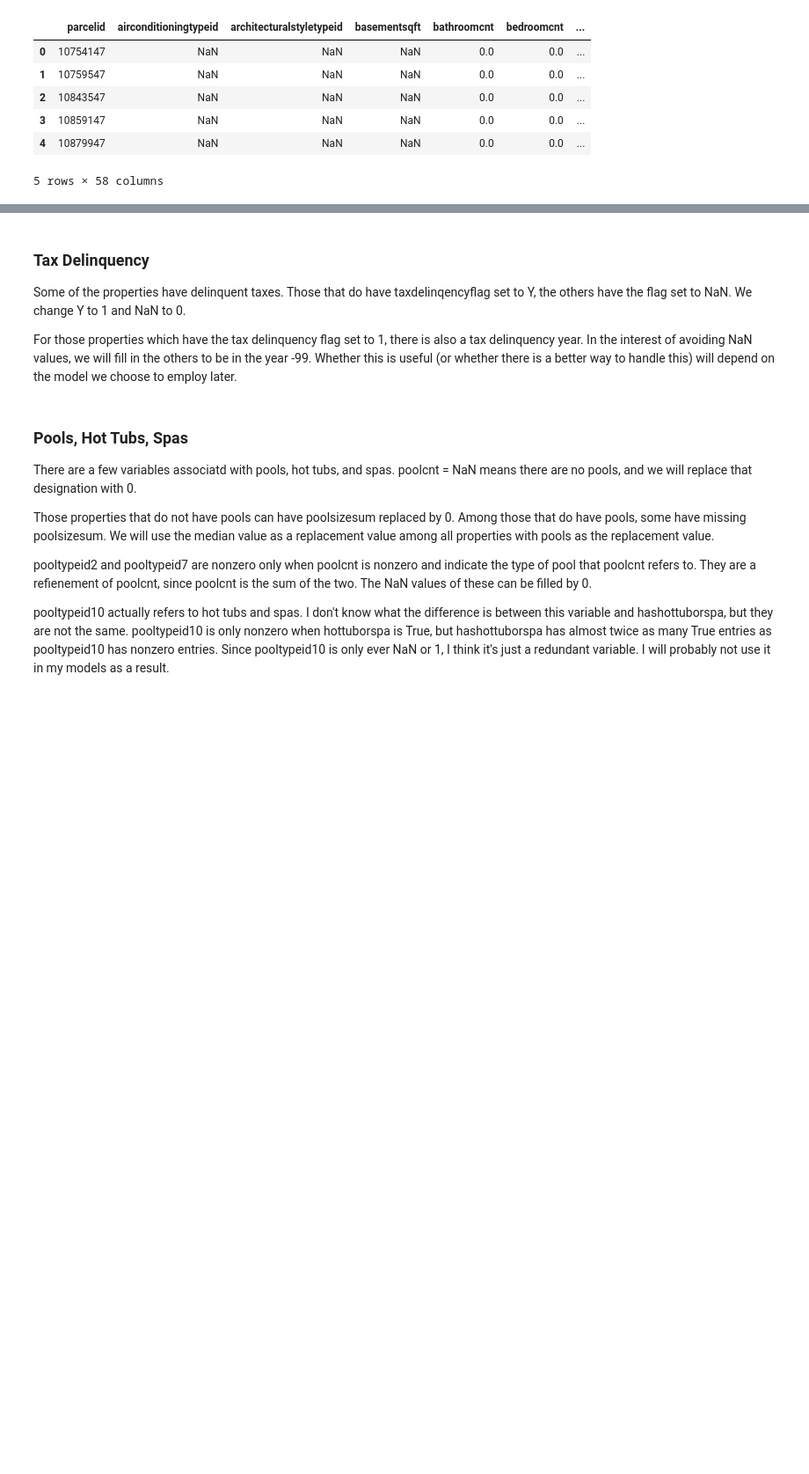
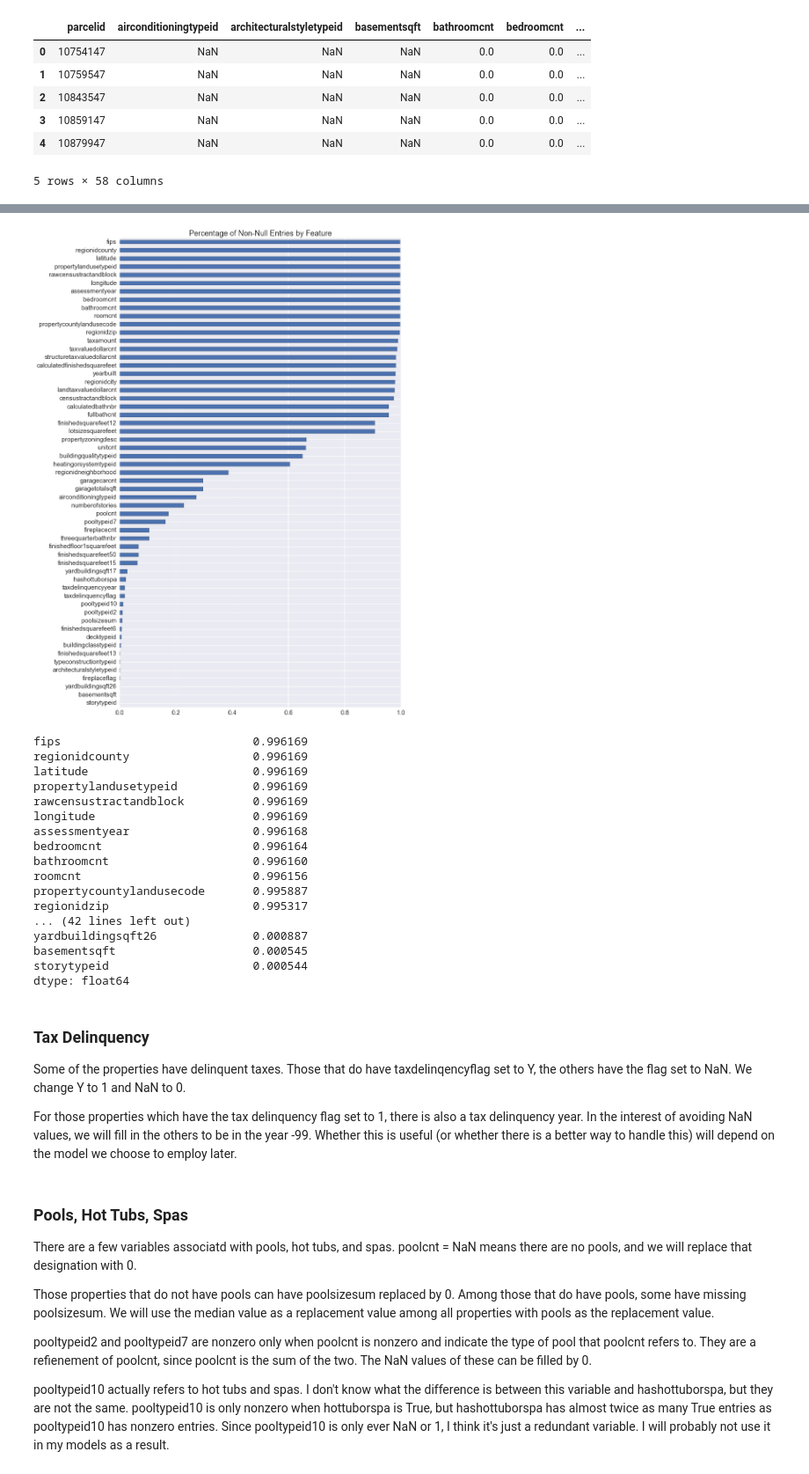
Before and after one commit to sleichen/Zillow, a Jupyter notebook: ZillowExplore.ipynb, the cells around one changed output, grey strips where cells are left out. Shown at 88% size. Drawn from its saved outputs; the diff is of its cells as text; code cells hidden in the pictures; blank space fills up the shorter version.

```diff
--- a/ZillowExplore.ipynb
+++ b/ZillowExplore.ipynb
@@ -60,3 +60,28 @@ The data as given has many NaN entries. Most of them should actually be replaced
+# %%
+with plt.rc_context({"figure.figsize": [12,20]}):
+    prop_data.drop('parcelid',axis=1).notnull().mean().sort_values(ascending = True).plot(kind = 'barh')
+plt.title('Percentage of Non-Null Entries by Feature')
+plt.show()
+prop_data.drop('parcelid',axis=1).notnull().mean().sort_values(ascending = False)
+# %% [output]
+[figure, added]
+fips                            0.996169
+regionidcounty                  0.996169
+latitude                        0.996169
+propertylandusetypeid           0.996169
+rawcensustractandblock          0.996169
+longitude                       0.996169
+assessmentyear                  0.996168
+bedroomcnt                      0.996164
+bathroomcnt                     0.996160
+roomcnt                         0.996156
+propertycountylandusecode       0.995887
+regionidzip                     0.995317
+... (42 lines left out)
+yardbuildingsqft26              0.000887
+basementsqft                    0.000545
+storytypeid                     0.000544
+dtype: float64
 # %% [markdown]
 ### Tax Delinquency
 
```
Also changed, not shown: parts of 9 cells of this notebook.
